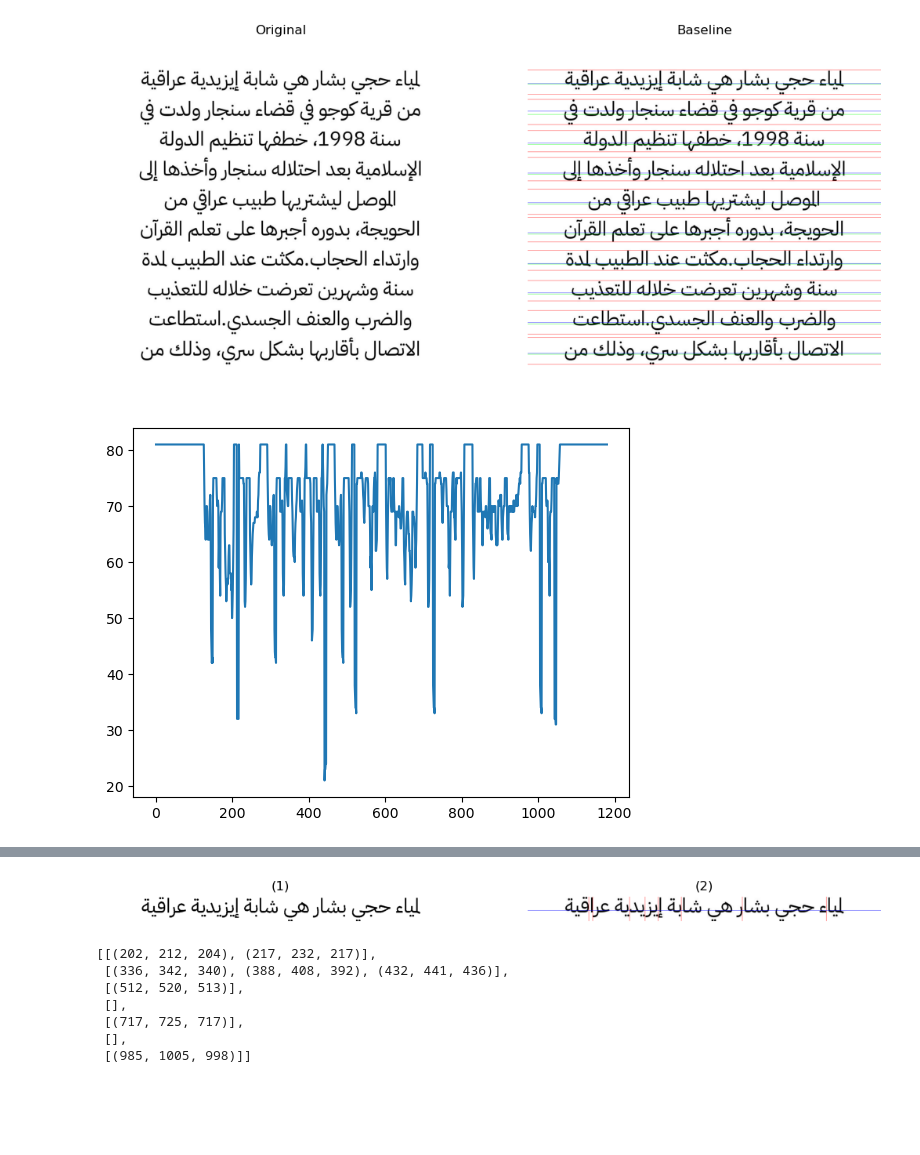
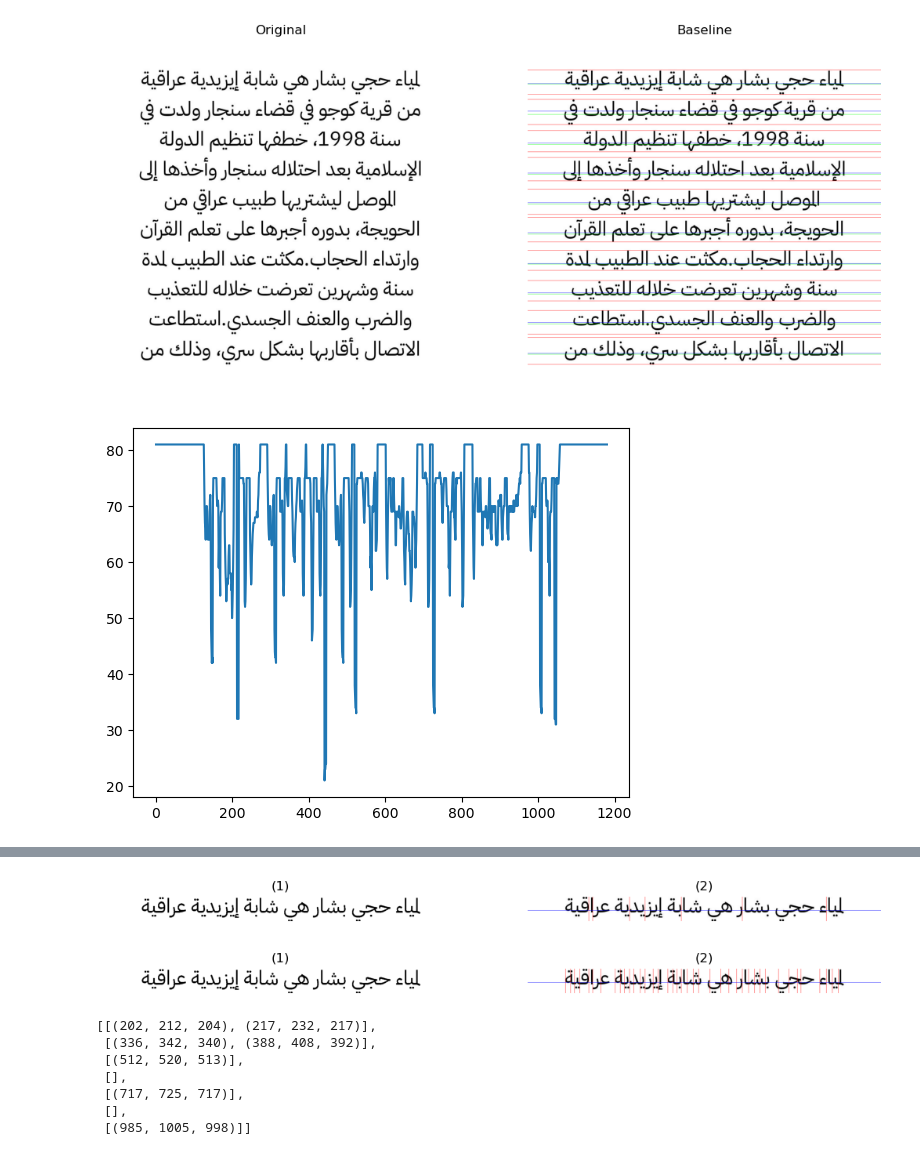
Before and after one commit to AbdoWise-z/Arabic-Font-Type-Detector, a Jupyter notebook: steps.ipynb, the cells around one changed output, grey strips where cells are left out. Cells and saved outputs as stored; diff of their text form; code cells hidden in the pictures; blank space fills up the shorter version.

```diff
--- a/steps.ipynb
+++ b/steps.ipynb
@@ -274,8 +274,25 @@ show_images([input_image , baseline_image] , ["Original" , "Baseline"])
 # %%
 # now to generate the separation regions ..
 from collections import Counter
+def isThereHole(cutIndex,line_img):
+    cut_index_line = line_img[:,cutIndex]
+    found_1 = False
+    found_2 = False
+    for i in range(1,len(cut_index_line)):
+        if(cut_index_line[i] != cut_index_line[i - 1] and cut_index_line[i] == 1):
+            found_1 = True
+        elif(cut_index_line[i] != cut_index_line[i - 1] and cut_index_line[i] == 0 and found_1):
+            found_2 = True
+            return True
+    return False
 
-def find_cut_points(image , line , words , maxTransitionsLine , temp=None , show=True):
+def calcRegionHeight(VP_end,baseline):
+    for i in range(0, baseline):
+        if(VP_end[i] == 0 and VP_end[i - 1] == 1):
+            return baseline - i
+    return baseline
+
+def find_cut_points(image , line , words , maxTransitionsLine , baseline , temp=None , show=True):
     line_img = image[line[0]:line[1] , :]
     kernal = kernel = np.ones((2, 2), np.uint8)
     opened_img = cv2.morphologyEx(line_img, cv2.MORPH_OPEN, kernel)
@@ -341,14 +358,49 @@ def find_cut_points(image , line , words , maxTransitionsLine , temp=None , show
     totalValidSRs = []
     for k in totalSRs:
         validSRs = []
-        for j in k:
+        for j, next in zip(k, k[1:]):
+            print(j)
             end   = j[0]
             start = j[1]
             div   = j[2] # div is the cut point
+            HP = np.sum(line_img[:,end:start], axis= 1)
+            SHPB = np.sum(HP[baseline: line[1]]) # horizontal projection below baseline
+            SHPA = np.sum(HP[line[0]: baseline]) # horizontal projection above baseline
+            VP_end = line_img[0:baseline,end]
+            print(calcRegionHeight(VP_end,baseline))
             if VP[div] == line_height: # case 1 : speration is not inside a character
                 validSRs.append(j)
-            elif np.min(np.sum(line_img[:,end:start] , axis=1)) != 0: # case 2 : no connected path between start and end
+                print("CASE 1")
+            elif np.min(HP) != 0: # case 2 : no connected path between start and end
                 validSRs.append(j)
+                print("CASE 2")
+            elif isThereHole(div,line_img): # case 3 : there is a hole in the character
+                print("CASE 3")
+                continue
+            elif HP[baseline] != 0: # case 4 : there is no baseline between start and end
+                print("CASE 4")
+                if SHPB <= SHPA:
+                    print("CASE 4.1")
+                    continue
+                elif VP[div] >= baselines_width:
+                    validSRs.append(j)
+                    print("CASE 4.2")
+                else:
+                    print("CASE 4.3")
+                    continue
+            elif (next == None): # case 5 : it is the last region
+                print("CASE 5")
+                break
+            elif (VP[next[2]] == 1) and (calcRegionHeight(VP_end,baseline) < (baseline / 2)):
+                print("CASE 6")                                                                # case 6 : if the vertical projection at the cut index of
+                if SHPA <= SHPB and VP[div] == baselines_width:                                # the next region equals one and the height of the top-left
+                    validSRs.append(j)                                                         # pixel of the region is less than half the distance
+                    print("CASE 6.1")                                                          # between baseline and the top pixel of the line
+                else:
+                    print("CASE 6.2")
+                    continue
+
+
 
         totalValidSRs.append(validSRs)
 
@@ -361,12 +413,21 @@ def find_cut_points(image , line , words , maxTransitionsLine , temp=None , show
         cv2.line(SRs_image , (0 , maxTransitionsLine) , (SRs_image.shape[1], maxTransitionsLine) , (0,0,255), 1)
         show_images([opened_img , SRs_image])
 
+    for k in totalSRs: # debug draw ..
+        for j in k:
+            cv2.line(SRs_image , (j[2] , 0) , (j[2] , line_height) , (255 , 0 , 0) , 1)
+
+    if show:
+        cv2.line(SRs_image , (0 , maxTransitionsLine) , (SRs_image.shape[1], maxTransitionsLine) , (0,0,255), 1)
+        show_images([opened_img , SRs_image])
+
+
     return totalValidSRs
 
 
 
 
-find_cut_points(seg // 255 , lines[0] , words[0] , baselines[0][1])
+find_cut_points(seg // 255 , lines[0] , words[0] , baselines[0][1], baselines[0][0])
 # %% [output]
 [figure]
 Baseline width: 75
@@ -373,6 +450,7 @@ Baseline width: 75
 [figure]
+[figure, added]
 [[(202, 212, 204), (217, 232, 217)],
- [(336, 342, 340), (388, 408, 392), (432, 441, 436)],
+ [(336, 342, 340), (388, 408, 392)],
  [(512, 520, 513)],
  [],
  [(717, 725, 717)],
```
Also changed, not shown: parts of 1 cell of this notebook.
